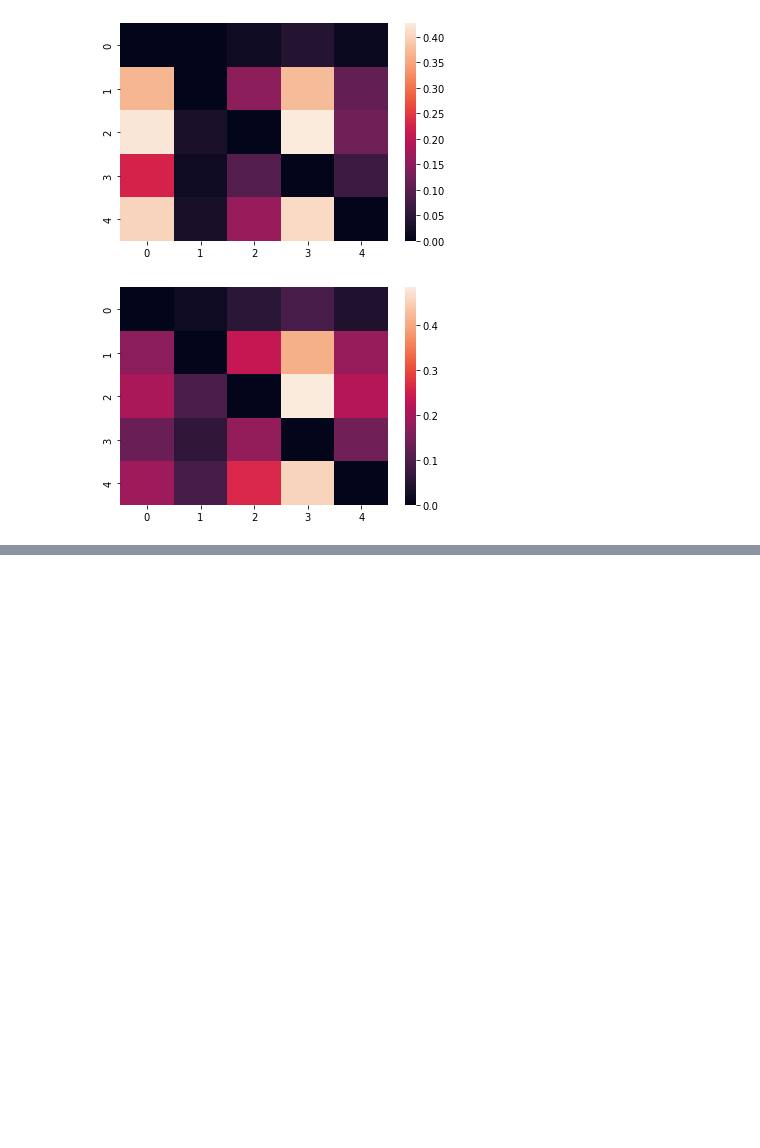
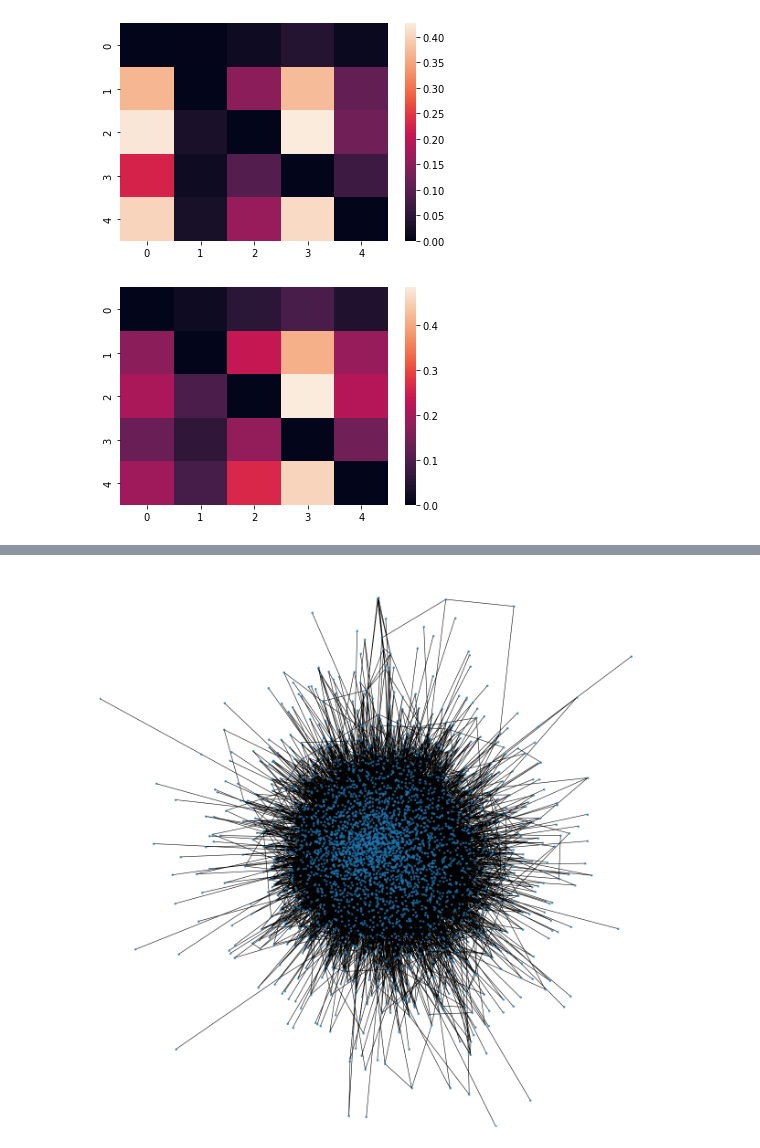
Before and after one commit to samuelbarrett1234/atml-group-11, a Jupyter notebook: sam/notebooks/Graphs.ipynb, the cells around one changed output, grey strips where cells are left out. Saved outputs shown, nothing was run; the diff lists cells and outputs as text; code cells hidden in the pictures; blank space fills up the shorter version.

```diff
--- a/sam/notebooks/Graphs.ipynb
+++ b/sam/notebooks/Graphs.ipynb
@@ -83,0 +87,26 @@ plt.show()
+# %%
+test_ppi_dataset = tg.datasets.PPI(root='data', split='test')
+test_ppi_loader = tg.loader.DataLoader(test_ppi_dataset, batch_size=1)
+test_ppi_graph_pair = next(iter(test_ppi_loader))
+
+ppi_adjacency_test = tg.utils.to_dense_adj(
+    test_ppi_graph_pair.edge_index, max_num_nodes=len(test_ppi_graph_pair.x)).squeeze(dim=0)
+# %%
+# get largest connected component of PPI test graph
+G_ppi_test = nx.from_numpy_matrix(ppi_adjacency_test.cpu().numpy())
+G_ppi_test = G_ppi_test.subgraph(sorted(nx.connected_components(G_ppi_test), key=len, reverse=True)[0])
+# %%
+plt.figure(num=None, figsize=(20, 20), dpi=80)
+plt.axis('off')
+fig = plt.figure(1)
+pos = nx.spring_layout(G_ppi_test)
+nx.draw_networkx_nodes(G_ppi_test, pos, node_shape='.', node_size=50, alpha=0.7)
+nx.draw_networkx_edges(G_ppi_test, pos)
+xmax = max(abs(xx) for xx, yy in pos.values())
+ymax = max(abs(yy) for xx, yy in pos.values())
+plt.xlim(-xmax, xmax)
+plt.ylim(-ymax, ymax)
+plt.savefig('E:/atml/ppi.svg', format='svg', bbox_inches='tight')
+plt.show()
+# %% [output]
+[figure, added]
```
Also changed, not shown: parts of 3 cells of this notebook.
